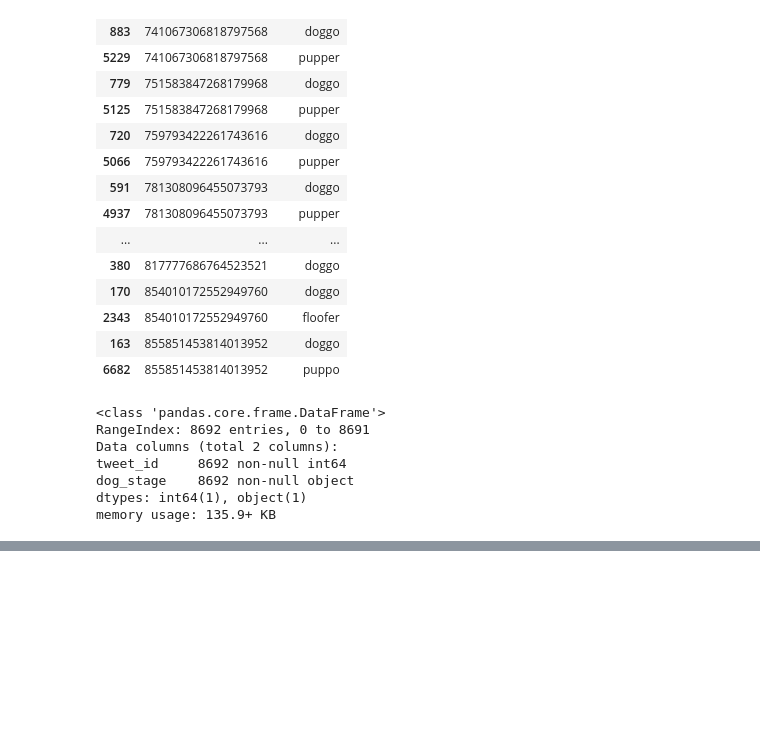
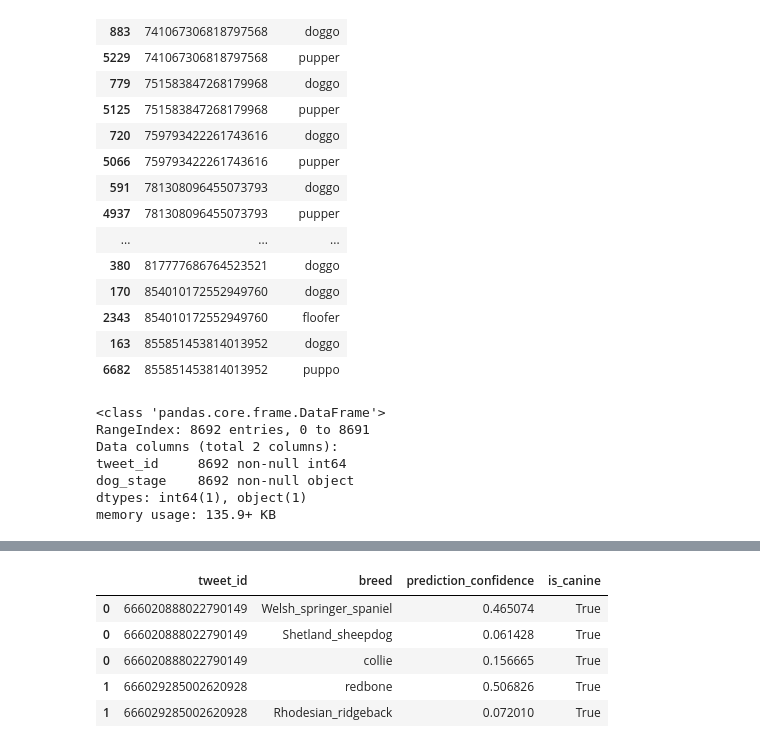
Before and after one commit to bthodla/danano, a Jupyter notebook: prj4/wrangle_act.ipynb, the cells around one changed output, grey strips where cells are left out. Saved outputs shown, nothing was run; the diff lists cells and outputs as text; code cells hidden in the pictures; blank space fills up the shorter version.

```diff
--- a/prj4/wrangle_act.ipynb
+++ b/prj4/wrangle_act.ipynb
@@ -636,0 +630,13 @@ img_pred_df_breed = img_pred_df_breed.query('is_canine')
+# %%
+"""
+2.1.1 Test
+"""
+
+img_pred_df_breed.sort_values(by = 'tweet_id').head(5)
+# %% [output]
+|  | tweet_id | breed | prediction_confidence | is_canine |
+| 0 | 666020888022790149 | Welsh_springer_spaniel | 0.465074 | True |
+| 0 | 666020888022790149 | Shetland_sheepdog | 0.061428 | True |
+| 0 | 666020888022790149 | collie | 0.156665 | True |
+| 1 | 666029285002620928 | redbone | 0.506826 | True |
+| 1 | 666029285002620928 | Rhodesian_ridgeback | 0.072010 | True |
```
Also changed, not shown: parts of 19 cells of this notebook.
